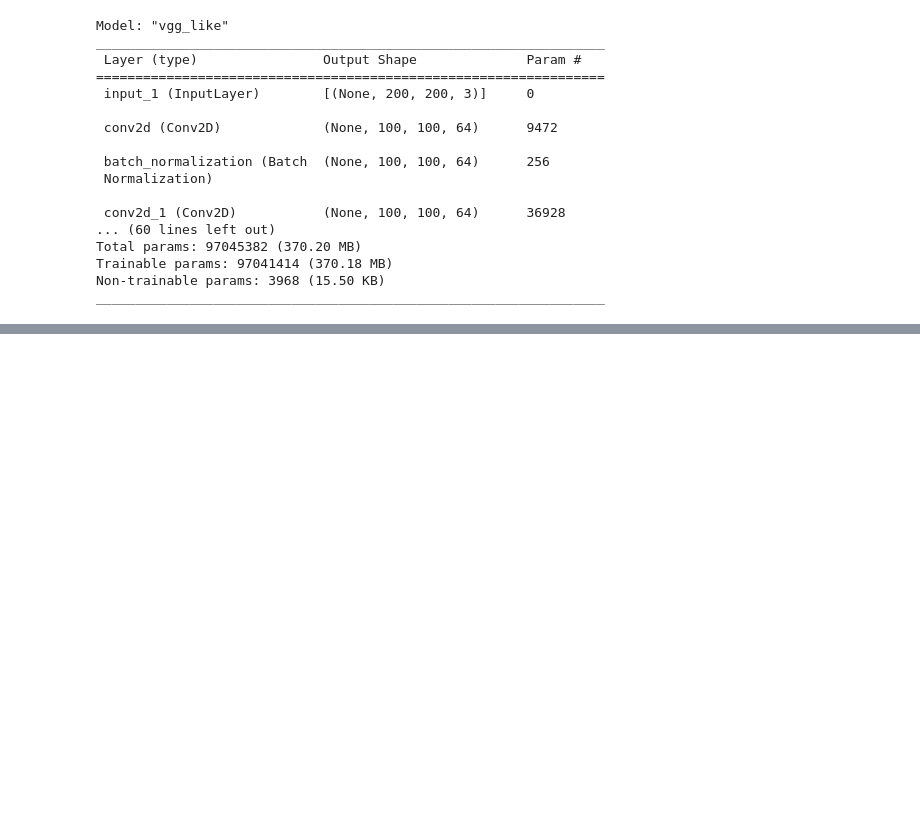
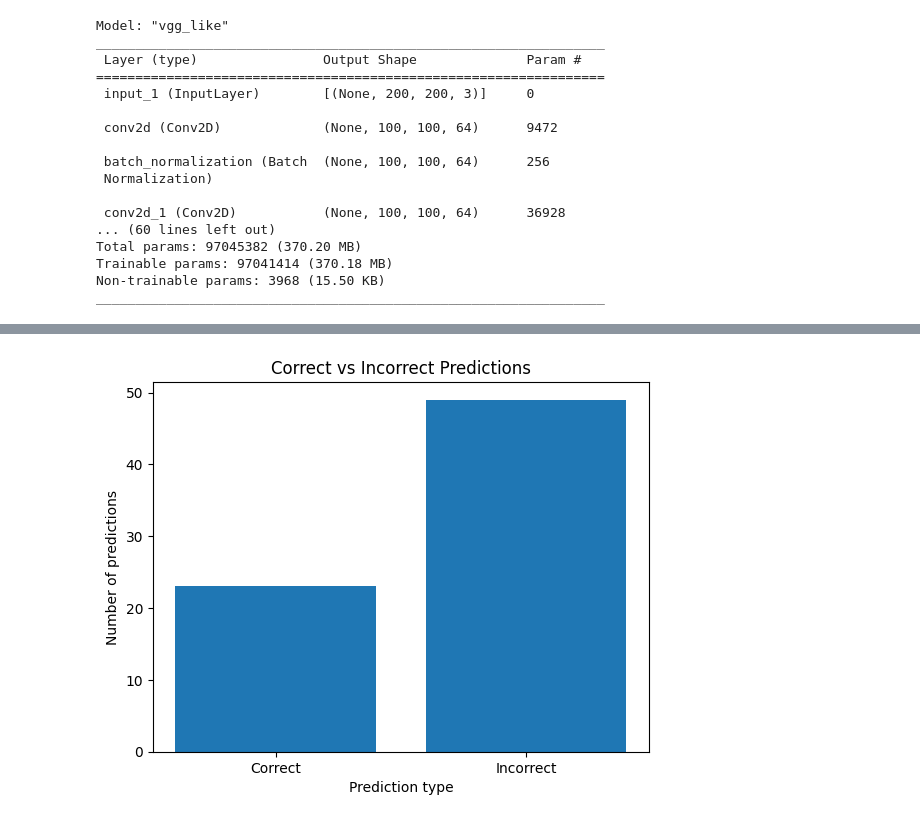
Before and after one commit to AhamadAli30/Defect-Detection-using-Deep-Learning, a Jupyter notebook: Metal_Detection_Vggnet.ipynb, the cells around one changed output, grey strips where cells are left out. Cells and saved outputs as stored; diff of their text form; code cells hidden in the pictures; blank space fills up the shorter version.

```diff
--- a/Metal_Detection_Vggnet.ipynb
+++ b/Metal_Detection_Vggnet.ipynb
@@ -349,0 +379,15 @@ class LogisticRegression:
+# %%
+
+import matplotlib.pyplot as plt
+labels = ['Correct', 'Incorrect']
+correct_predictions = sum([class_predictions[class_name]["correct"] for class_name in class_names])
+incorrect_predictions = sum([class_predictions[class_name]["incorrect"] for class_name in class_names])
+values = [correct_predictions, incorrect_predictions]
+
+plt.bar(labels, values)
+plt.xlabel('Prediction type')
+plt.ylabel('Number of predictions')
+plt.title('Correct vs Incorrect Predictions')
+plt.show()
+# %% [output]
+[figure, added]
```
Also changed, not shown: parts of 10 cells of this notebook.
